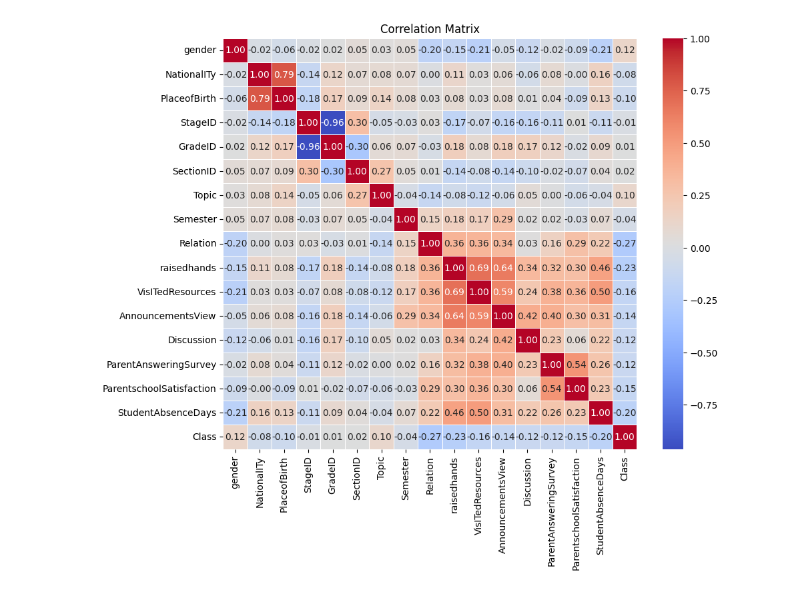
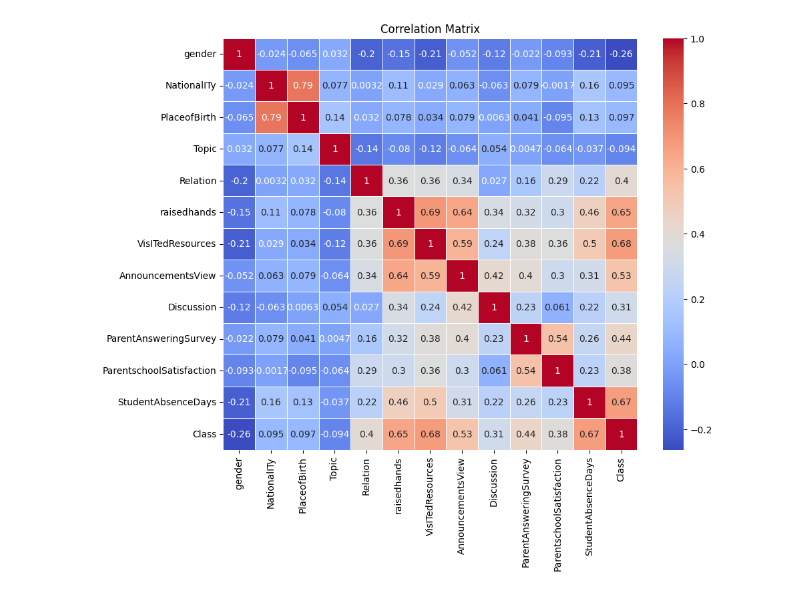
Before and after one commit to huyvanzzz/Predicting-Student-Academic-Performance-Using-Machine-Learning, a Jupyter notebook: pre1.ipynb, the cells around one changed output. Cells and saved outputs as stored; diff of their text form; code cells hidden in the pictures.

```diff
--- a/pre1.ipynb
+++ b/pre1.ipynb
@@ -0,0 +1,15 @@
+# %%
+import pandas as pd
+from sklearn.preprocessing import MinMaxScaler
+from sklearn.preprocessing import LabelEncoder, StandardScaler
+from sklearn.model_selection import train_test_split, cross_val_score, GridSearchCV
+from sklearn.svm import SVC
+from sklearn.neighbors import KNeighborsClassifier
+from sklearn.tree import DecisionTreeClassifier
+from sklearn.naive_bayes import GaussianNB
+from sklearn.neural_network import MLPClassifier
+import numpy as np
+
+# Bước 1: Đọc dữ liệu
+df = pd.read_csv('xAPI-Edu-Data.csv')
+df = df.drop(columns=['StageID', 'GradeID', 'Semester','SectionID'])
@@ -1,36 +50,37 @@
 # %%
-import pandas as pd
-import seaborn as sns
-import matplotlib.pyplot as plt
-from sklearn.preprocessing import LabelEncoder, StandardScaler
-df = pd.read_csv('xAPI-Edu-Data.csv')
+le = LabelEncoder()
+df['gender'] = le.fit_transform(df['gender'])
+df['NationalITy'] = le.fit_transform(df['NationalITy'])
+df['PlaceofBirth'] = le.fit_transform(df['PlaceofBirth'])
+df['Topic'] = le.fit_transform(df['Topic'])
+df['Relation'] = le.fit_transform(df['Relation'])
+df['ParentAnsweringSurvey'] = le.fit_transform(df['ParentAnsweringSurvey'])
+df['ParentschoolSatisfaction'] = le.fit_transform(df['ParentschoolSatisfaction'])
+df['StudentAbsenceDays'] = le.fit_transform(df['StudentAbsenceDays'])
+df['Class'] = df['Class'].map({'L': 0, 'M': 1, 'H': 2})
 
-label_encoder = LabelEncoder()
-
-# Chuyển các cột phân loại thành số
-df['gender'] = label_encoder.fit_transform(df['gender'])
-df['NationalITy'] = label_encoder.fit_transform(df['NationalITy'])
-df['PlaceofBirth'] = label_encoder.fit_transform(df['PlaceofBirth'])
-df['StageID'] = label_encoder.fit_transform(df['StageID'])
-df['GradeID'] = label_encoder.fit_transform(df['GradeID'])
-df['SectionID'] = label_encoder.fit_transform(df['SectionID'])
-df['Topic'] = label_encoder.fit_transform(df['Topic'])
-df['Semester'] = label_encoder.fit_transform(df['Semester'])
-df['Relation'] = label_encoder.fit_transform(df['Relation'])
-df['ParentAnsweringSurvey'] = label_encoder.fit_transform(df['ParentAnsweringSurvey'])
-df['ParentschoolSatisfaction'] = label_encoder.fit_transform(df['ParentschoolSatisfaction'])
-df['StudentAbsenceDays'] = label_encoder.fit_transform(df['StudentAbsenceDays'])
-df['Class'] = label_encoder.fit_transform(df['Class'])
-
-# Chuẩn hóa các cột số
+# Chuẩn hóa các giá trị số
 scaler = StandardScaler()
 numeric_columns = ['raisedhands', 'VisITedResources', 'AnnouncementsView', 'Discussion']
 df[numeric_columns] = scaler.fit_transform(df[numeric_columns])
-corr_matrix = df.corr()
 
-# In ra ma trận tương quan
+# In dữ liệu đã chuẩn hóa
+print(df.head())
+# Tính toán ma trận tương quan
+correlation_matrix = df.corr()
+
+# Vẽ biểu đồ heatmap
 plt.figure(figsize=(10, 8))
-sns.heatmap(corr_matrix, annot=True, cmap='coolwarm', fmt='.2f', linewidths=0.5)
+sns.heatmap(correlation_matrix, annot=True, cmap='coolwarm', linewidths=0.5)
 plt.title('Correlation Matrix')
 plt.show()
+
+# Bước 6: Tách X (features) và y (label)
+X = df.drop('Class', axis=1)
+y = df['Class']
+
+# Chia train-test với stratify
+X_train, X_test, y_train, y_test = train_test_split(
+    X, y, test_size=0.2, random_state=42, stratify=y
+)
 # %% [output]
@@ -37 +107 @@ plt.show()
-[figure, old version]
+[figure, new version]
```
Also changed, not shown: parts of 9 cells of this notebook.
